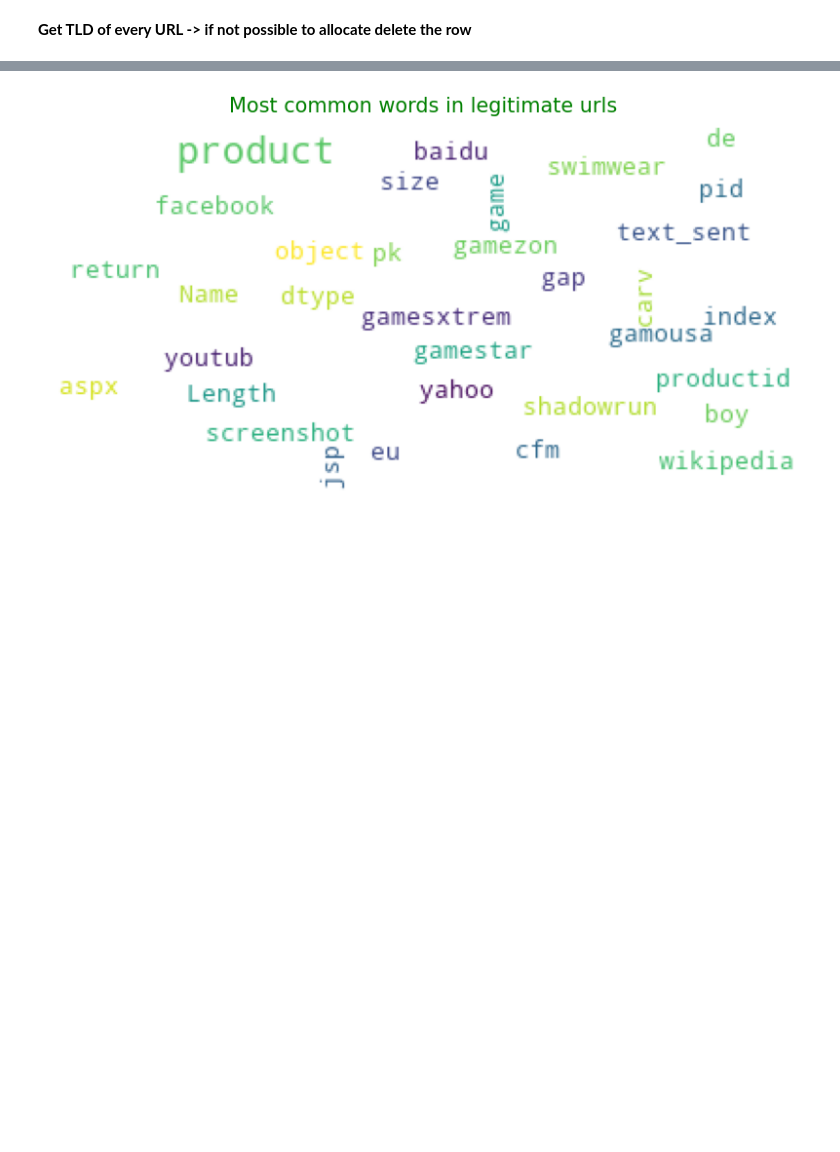
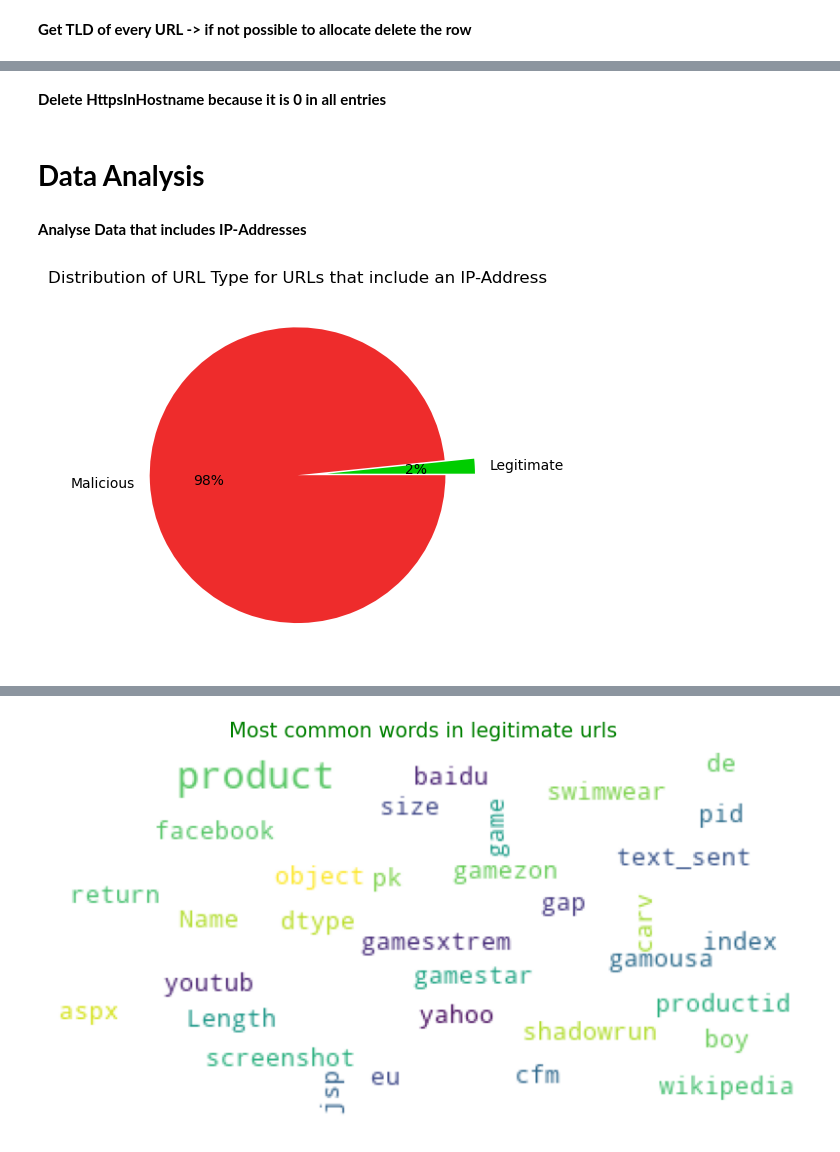
Before and after one commit to Fafien/PhishingDataset, a Jupyter notebook: phishing_analysis.ipynb, the cells around one changed output, grey strips where cells are left out. Saved outputs shown, nothing was run; the diff lists cells and outputs as text; code cells hidden in the pictures; blank space fills up the shorter version.

```diff
--- a/phishing_analysis.ipynb
+++ b/phishing_analysis.ipynb
@@ -223,3 +95,29 @@ stemmer = SnowballStemmer("english")
 df['text_stemmed'] = df['text_tokenized'].map(lambda l: [stemmer.stem(word) for word in l])
 # %%
 df['text_sent'] = df['text_stemmed'].map(lambda l: ' '.join(l))
+# %% [markdown]
+**Delete HttpsInHostname because it is 0 in all entries**
+# %%
+df = df.drop('HttpsInHostname', axis=1)
+# %% [markdown]
+# **Data Analysis**
+# %%
+colors = ['#00CD00', '#EE2C2C']
+# %% [markdown]
+**Analyse Data that includes IP-Addresses**
+# %%
+ip_regex = re.compile(r'\b(?:\d{1,3}\.){3}\d{1,3}\b')
+
+df_ip = df.loc[df['URL'].str.contains(ip_regex, regex=True)]
+df_ip_groupBy_label = df_ip.groupby(by=['CLASS_LABEL'],as_index = False).count()
+amount_ip_addresses = df_ip_groupBy_label['URL'].sum()
+df_ip_groupBy_label['Percentage'] = (df_ip_groupBy_label['URL'] / amount_ip_addresses) * 100
+
+mylabels = ["Legitimate", "Malicious"]
+myexplode = [0.2, 0]
+
+plt.pie(df_ip_groupBy_label['URL'], labels = mylabels, colors=colors, explode = myexplode, autopct=lambda p: '{:.0f}%'.format(p))
+plt.title('Distribution of URL Type for URLs that include an IP-Address')
+plt.show()
+# %% [output]
+[figure, added]
```
Also changed, not shown: parts of 62 cells of this notebook, 1 other file.
